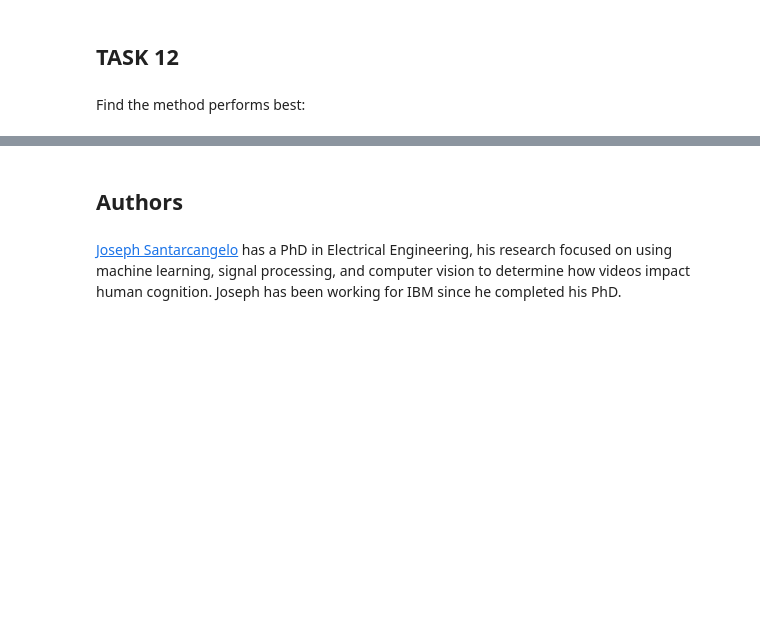
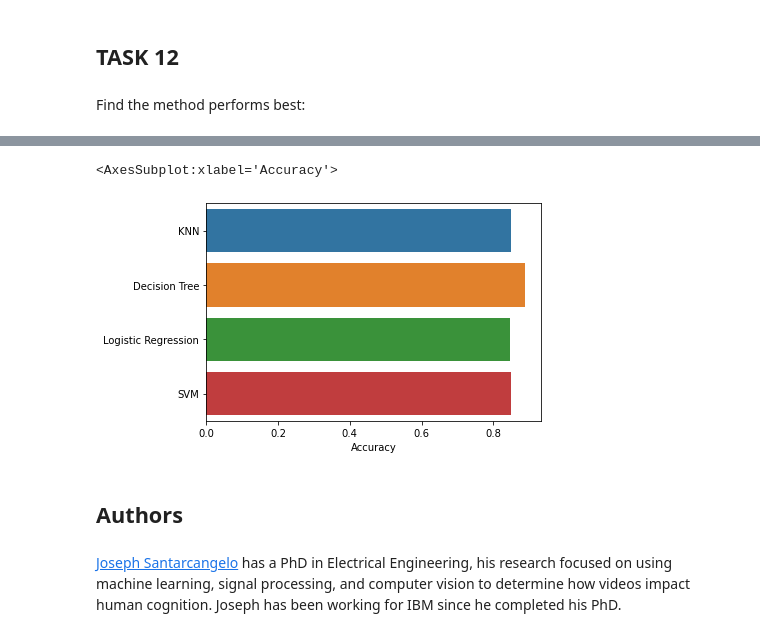
Before and after one commit to garliccat024/ads_capstone, a Jupyter notebook: Machine Learning Prediction.ipynb, the cells around one changed output, grey strips where cells are left out. Drawn from its saved outputs; the diff is of its cells as text; code cells hidden in the pictures; blank space fills up the shorter version.

```diff
--- a/Machine Learning Prediction.ipynb
+++ b/Machine Learning Prediction.ipynb
@@ -347,5 +347,10 @@ algo_df
 | Logistic Regression | 0.846429 |
 | SVM | 0.848214 |
+# %%
+sns.barplot(x="Accuracy",y=algo_df.index,data=algo_df)
+# %% [output]
+<AxesSubplot:xlabel='Accuracy'>
+[figure, added]
 # %% [markdown]
 ## Authors
 # %% [markdown]
```
Also changed, not shown: parts of 3 cells of this notebook.
